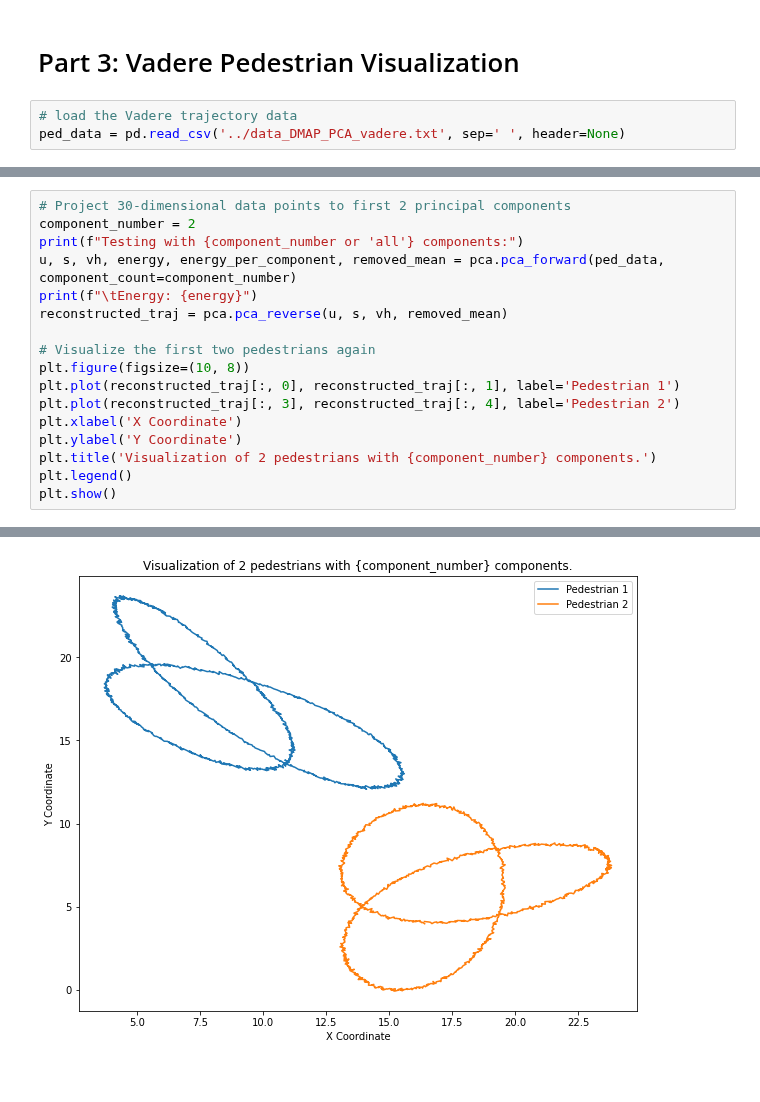
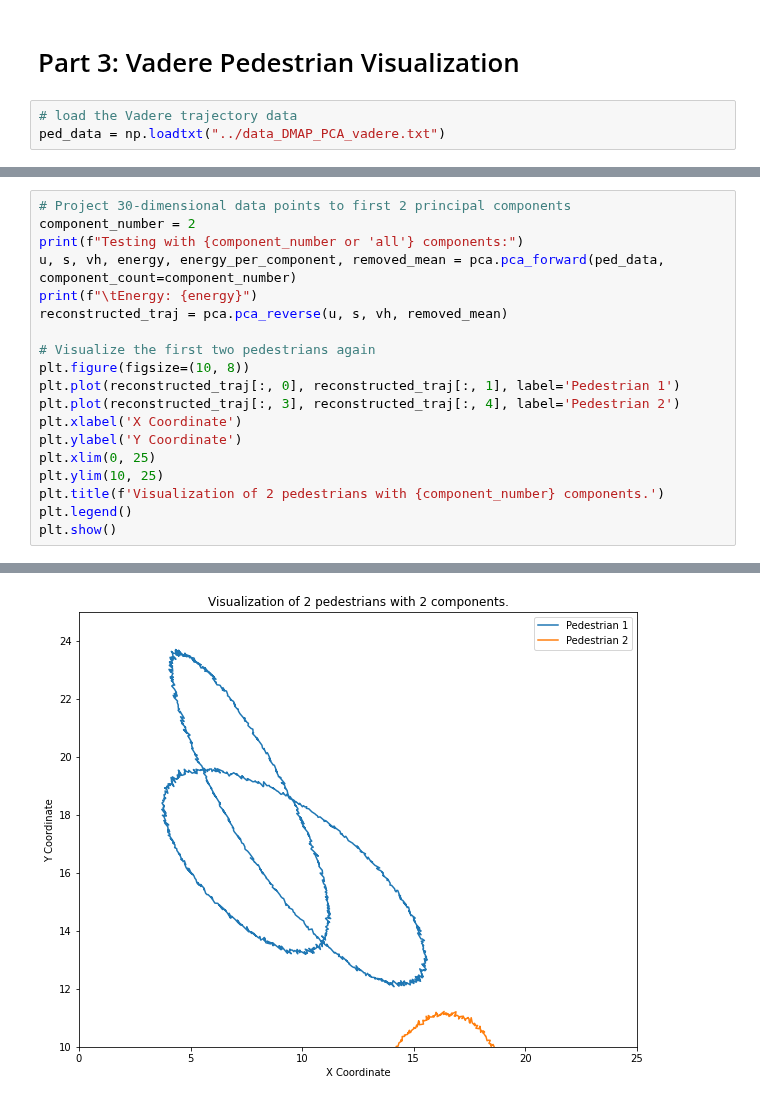
Before and after one commit to parimsuka/crowd-modeling-and-simulation, a Jupyter notebook: exercise3/src/pca_showcase.ipynb, the cells around one changed output, grey strips where cells are left out. Saved outputs shown, nothing was run; the diff lists cells and outputs as text.

```diff
--- a/exercise3/src/pca_showcase.ipynb
+++ b/exercise3/src/pca_showcase.ipynb
@@ -103,7 +103,7 @@ Visualization with 10 components:
 # Part 3: Vadere Pedestrian Visualization
 # %%
 # load the Vadere trajectory data
-ped_data = pd.read_csv('../data_DMAP_PCA_vadere.txt', sep=' ', header=None)
+ped_data = np.loadtxt("../data_DMAP_PCA_vadere.txt")
 # %%
 # Extract the x and y coordinates of the first two pedestrians
 x1, y1 = ped_data[:, 0], ped_data[:, 1]
@@ -134,7 +136,9 @@ plt.plot(reconstructed_traj[:, 0], reconstructed_traj[:, 1], label='Pedestrian 1
 plt.plot(reconstructed_traj[:, 3], reconstructed_traj[:, 4], label='Pedestrian 2')
 plt.xlabel('X Coordinate')
 plt.ylabel('Y Coordinate')
-plt.title('Visualization of 2 pedestrians with {component_number} components.')
+plt.xlim(0, 25)
+plt.ylim(10, 25)
+plt.title(f'Visualization of 2 pedestrians with {component_number} components.')
 plt.legend()
 plt.show()
 # %% [output]
@@ -143,4 +147,4 @@ Testing with 2 components:
-[figure, old version]
+[figure, new version]
 # %%
 # Find out how many principal components are needed to capture >90% of the energy of the data set
 for component_number in range(1, 1000):
```
Also changed, not shown: parts of 3 cells of this notebook.
